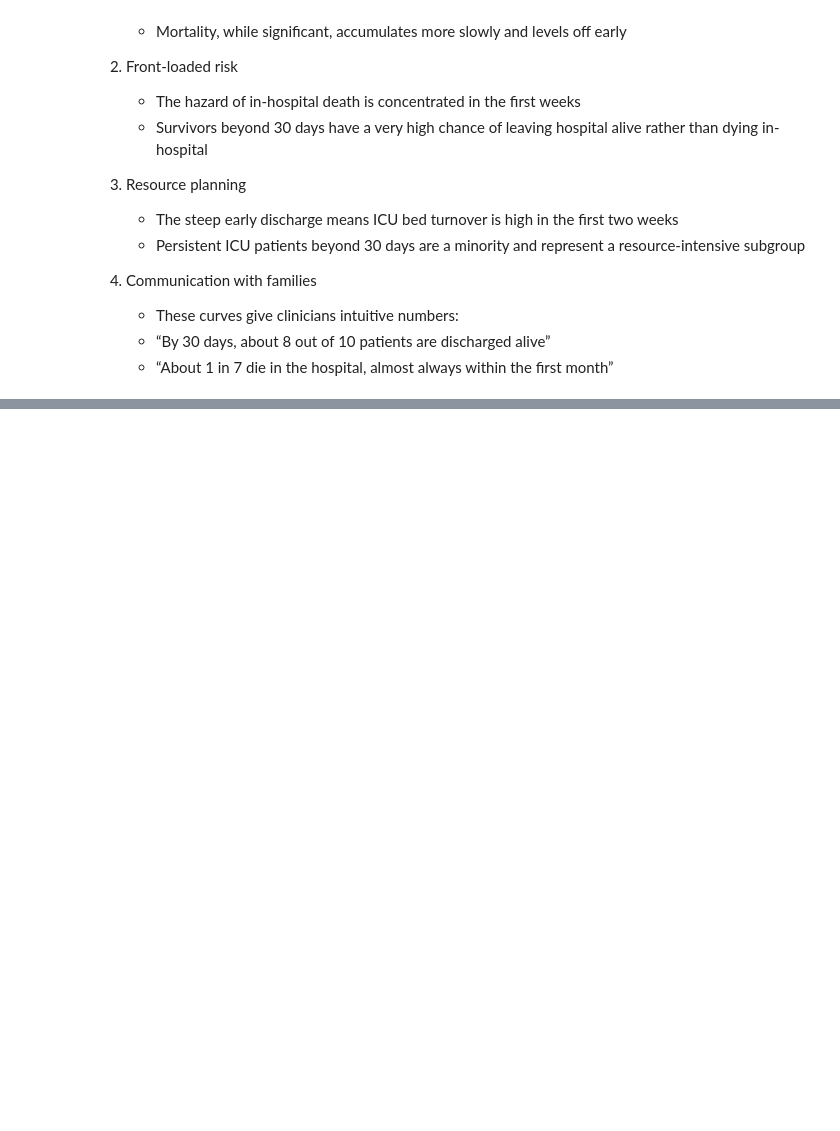
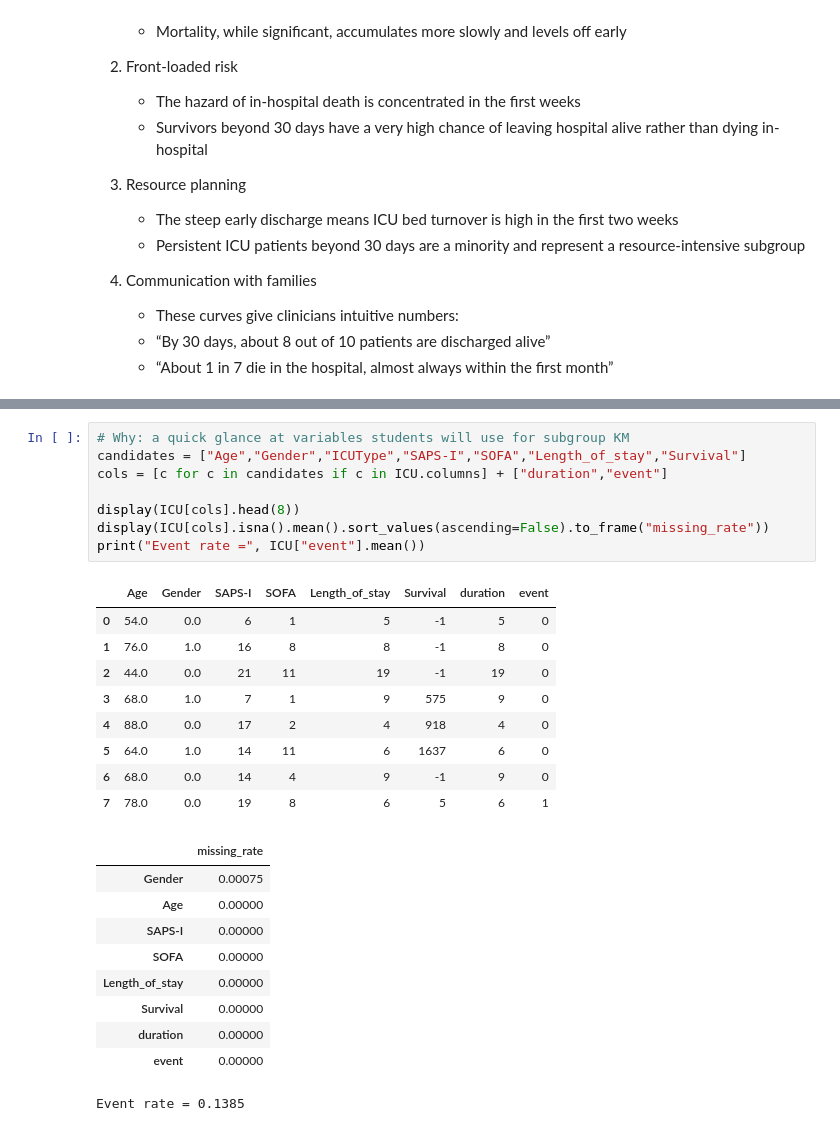
Before and after one commit to IE-ML-for-Healthcare/ICU_Survival_analysis, a Jupyter notebook: 01_ICU_Survival_analysis_KM.ipynb, the cells around one changed output, grey strips where cells are left out. Cells and saved outputs as stored; diff of their text form; blank space fills up the shorter version.

```diff
--- a/01_ICU_Survival_analysis_KM.ipynb
+++ b/01_ICU_Survival_analysis_KM.ipynb
@@ -461,0 +472,28 @@ plt.show()
+# %%
+# Why: a quick glance at variables students will use for subgroup KM
+candidates = ["Age","Gender","ICUType","SAPS-I","SOFA","Length_of_stay","Survival"]
+cols = [c for c in candidates if c in ICU.columns] + ["duration","event"]
+
+display(ICU[cols].head(8))
+display(ICU[cols].isna().mean().sort_values(ascending=False).to_frame("missing_rate"))
+print("Event rate =", ICU["event"].mean())
+# %% [output]
+|  | Age | Gender | SAPS-I | SOFA | Length_of_stay | Survival | duration | event |
+| 0 | 54.0 | 0.0 | 6 | 1 | 5 | -1 | 5 | 0 |
+| 1 | 76.0 | 1.0 | 16 | 8 | 8 | -1 | 8 | 0 |
+| 2 | 44.0 | 0.0 | 21 | 11 | 19 | -1 | 19 | 0 |
+| 3 | 68.0 | 1.0 | 7 | 1 | 9 | 575 | 9 | 0 |
+| 4 | 88.0 | 0.0 | 17 | 2 | 4 | 918 | 4 | 0 |
+| 5 | 64.0 | 1.0 | 14 | 11 | 6 | 1637 | 6 | 0 |
+| 6 | 68.0 | 0.0 | 14 | 4 | 9 | -1 | 9 | 0 |
+| 7 | 78.0 | 0.0 | 19 | 8 | 6 | 5 | 6 | 1 |
+|  | missing_rate |
+| Gender | 0.00075 |
+| Age | 0.00000 |
+| SAPS-I | 0.00000 |
+| SOFA | 0.00000 |
+| Length_of_stay | 0.00000 |
+| Survival | 0.00000 |
+| duration | 0.00000 |
+| event | 0.00000 |
+Event rate = 0.1385
```
Also changed, not shown: parts of 7 cells of this notebook, 2 other files.
